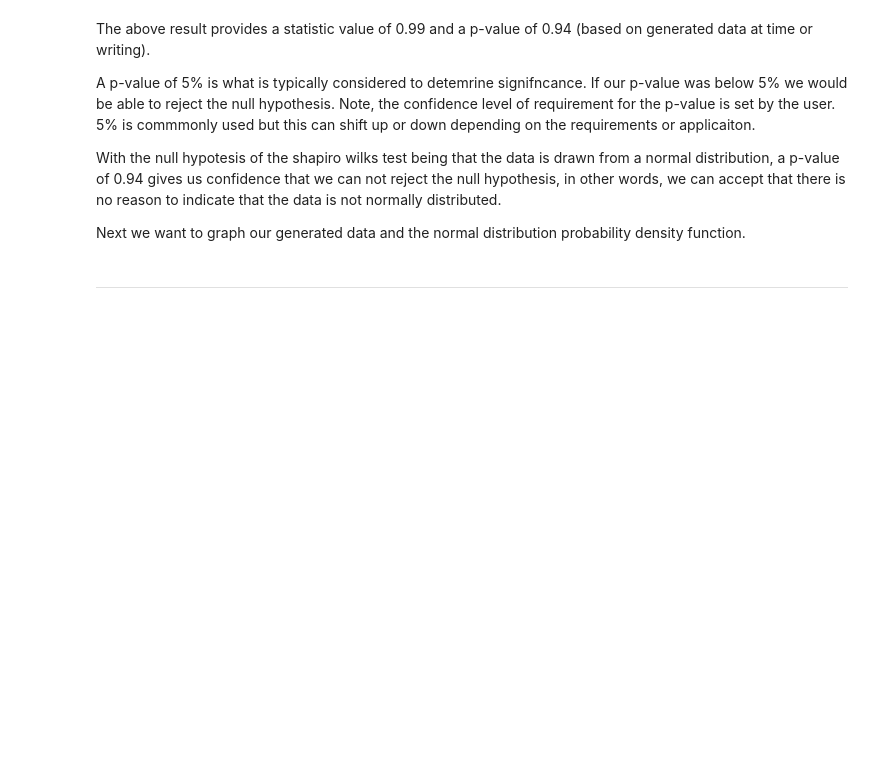
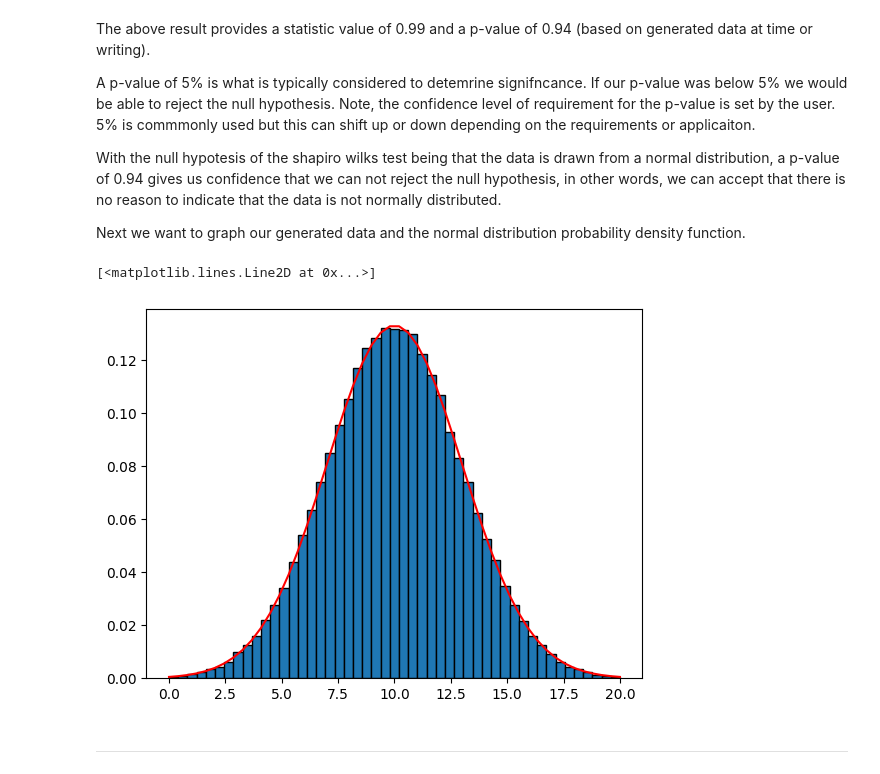
Before and after one commit to G00411301/applied_statistics, a Jupyter notebook: tasks.ipynb, the cells around one changed output. Saved outputs shown, nothing was run; the diff lists cells and outputs as text; code cells hidden in the pictures; blank space fills up the shorter version.

```diff
--- a/tasks.ipynb
+++ b/tasks.ipynb
@@ -173,3 +173,12 @@ fig, ax = plt.subplots() #first we create a graph area
+# %%
+fig, ax = plt.subplots()                                    #first we create a graph area
+x = np.linspace(0, 20, 50)                                  #create a variable for creating the histogram bins and the normal distribtuon density function
+ax.hist(ds, edgecolor = 'black', density = True, bins = x)  #plot our data in a histogram, note density = true added
+ax.plot(x, stats.norm.pdf(x, 10.0, 3.0) , 'r-')             #plot the density function. This took some time to realise I needed to set the standard deviation and mean for the function.
+#stats.norm.pdf(x, 10.0, 3.0)
+# %% [output]
+[<matplotlib.lines.Line2D at 0x...>]
+[figure, added]
 # %% [markdown]
 ---
 # %% [markdown]
```
Also changed, not shown: parts of 16 cells of this notebook.
